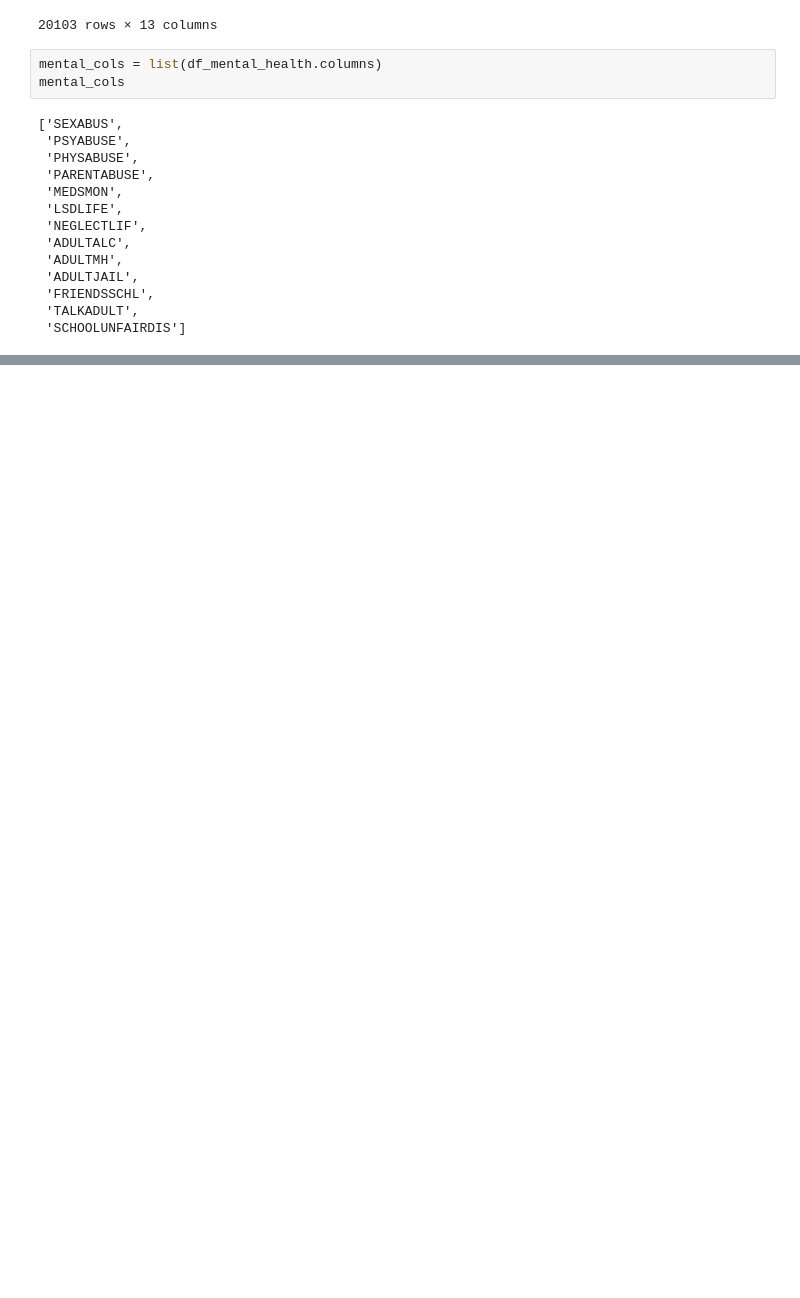
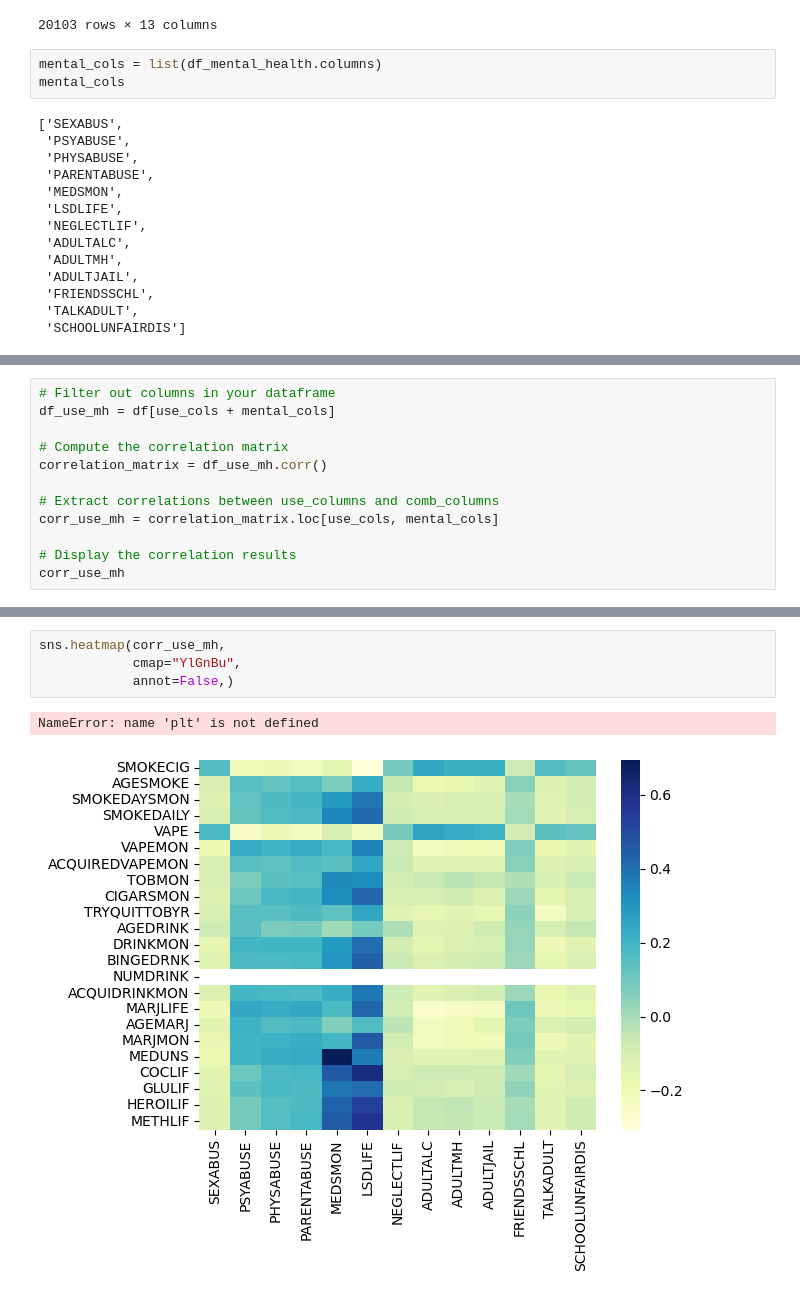
Before and after one commit to agorricho/TAG_Data_Challenge_2025, a Jupyter notebook: strdata/XXHq2023.ipynb, the cells around one changed output, grey strips where cells are left out. Drawn from its saved outputs; the diff is of its cells as text; blank space fills up the shorter version.

```diff
--- a/strdata/XXHq2023.ipynb
+++ b/strdata/XXHq2023.ipynb
@@ -181,0 +193,12 @@ corr_use_qual
+# %%
+# Filter out columns in your dataframe
+df_use_mh = df[use_cols + mental_cols]
+
+# Compute the correlation matrix
+correlation_matrix = df_use_mh.corr()
+
+# Extract correlations between use_columns and comb_columns
+corr_use_mh = correlation_matrix.loc[use_cols, mental_cols]
+
+# Display the correlation results
+corr_use_mh
@@ -181,0 +223,7 @@ corr_use_qual
+# %%
+sns.heatmap(corr_use_mh,
+            cmap="YlGnBu",
+            annot=False,)
+# %% [output]
+NameError: name 'plt' is not defined
+[figure, added]
```
Also changed, not shown: parts of 4 cells of this notebook, 9 other files.
